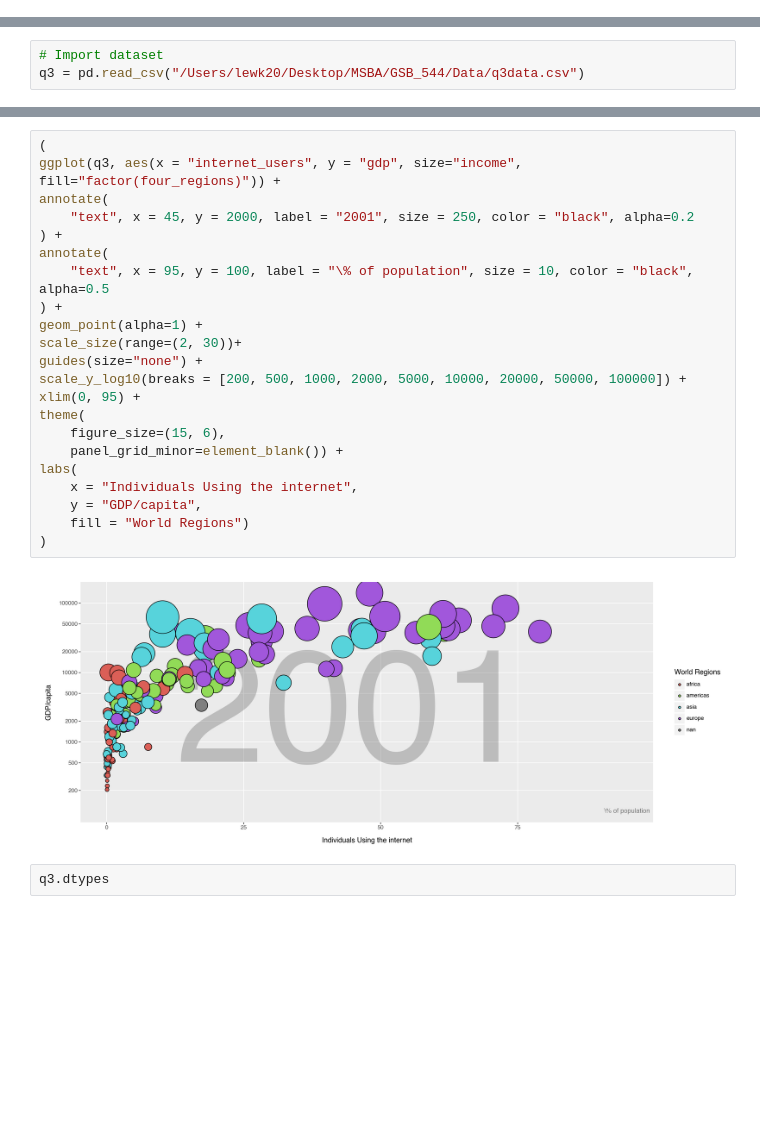
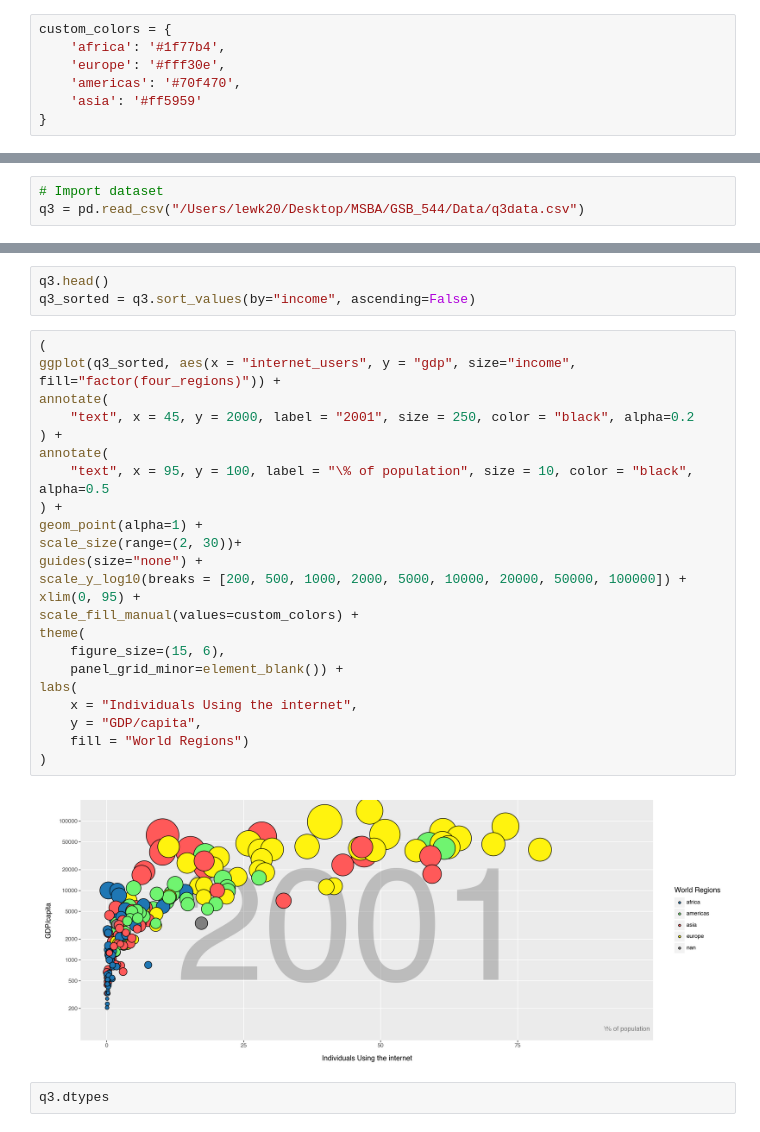
Before and after one commit to kylelew30/Labs, a Jupyter notebook: Lab1.ipynb, the cells around one changed output, grey strips where cells are left out. Cells and saved outputs as stored; diff of their text form; blank space fills up the shorter version.

Commit message:
colors and ordering
Updated colors and ordering of bubble points

```diff
--- a/Lab1.ipynb
+++ b/Lab1.ipynb
@@ -12,6 +12,13 @@ format:
 from plotnine import *
 import pandas as pd
 import numpy as np
+# %%
+custom_colors = {
+    'africa': '#1f77b4',
+    'europe': '#fff30e',
+    'americas': '#70f470',
+    'asia': '#ff5959'
+}
 # %% [markdown]
 # Task 1
 # %%
@@ -146,27 +143,31 @@ q3.head()
+# %%
+q3.head()
+q3_sorted = q3.sort_values(by="income", ascending=False)
 # %%
 (
-ggplot(q3, aes(x = "internet_users", y = "gdp", size="income", fill="factor(four_regions)")) +
+ggplot(q3_sorted, aes(x = "internet_users", y = "gdp", size="income", fill="factor(four_regions)")) +
 annotate(
     "text", x = 45, y = 2000, label = "2001", size = 250, color = "black", alpha=0.2
 ) +
 annotate(
     "text", x = 95, y = 100, label = "\% of population", size = 10, color = "black", alpha=0.5
 ) +
 geom_point(alpha=1) +
 scale_size(range=(2, 30))+
 guides(size="none") +
 scale_y_log10(breaks = [200, 500, 1000, 2000, 5000, 10000, 20000, 50000, 100000]) +
 xlim(0, 95) +
+scale_fill_manual(values=custom_colors) +
 theme(
     figure_size=(15, 6),
     panel_grid_minor=element_blank()) +
 labs(
     x = "Individuals Using the internet",
     y = "GDP/capita",
     fill = "World Regions")
 )
 # %% [output]
-[figure, old version]
+[figure, new version]
 # %%
 q3.dtypes
 # %% [output]
```
Also changed, not shown: parts of 6 cells of this notebook, 1 other file.
